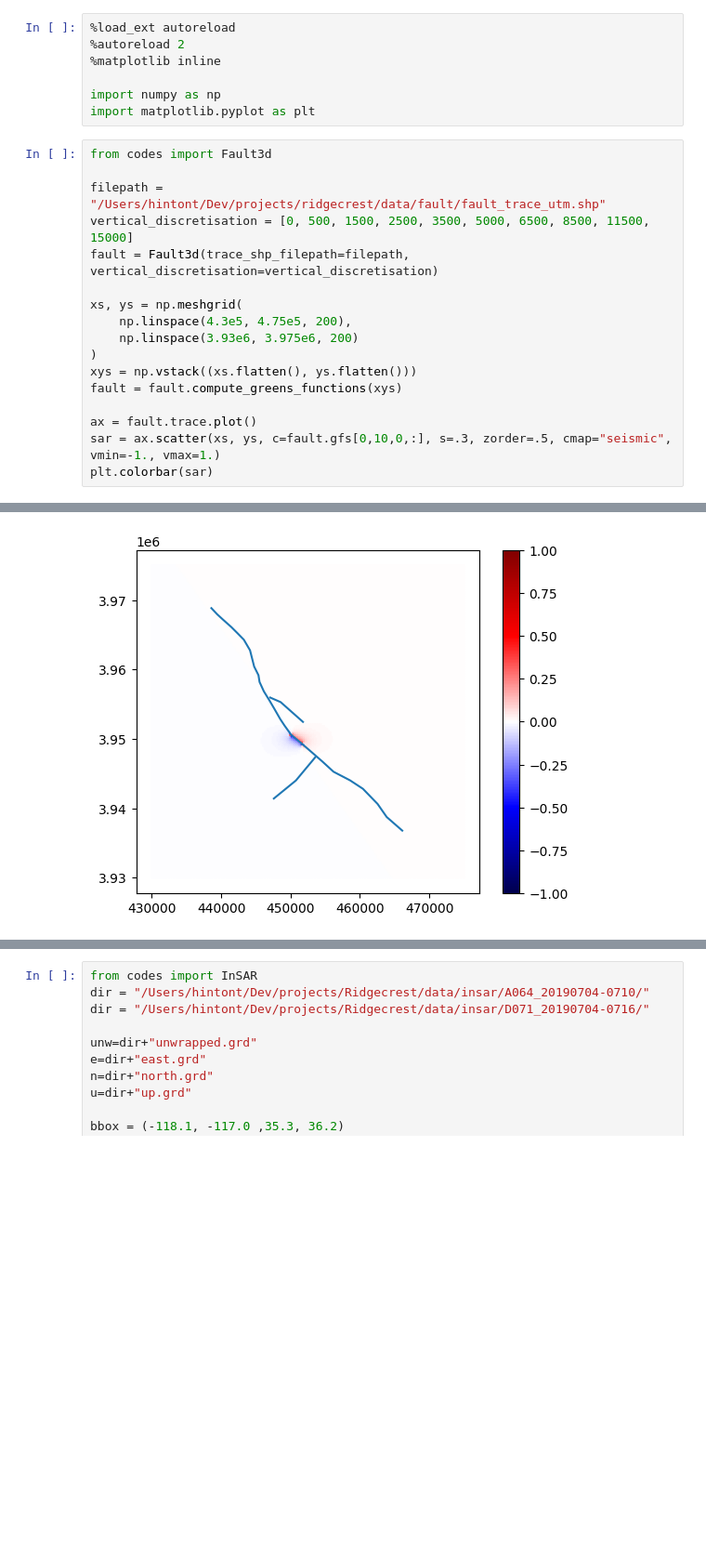
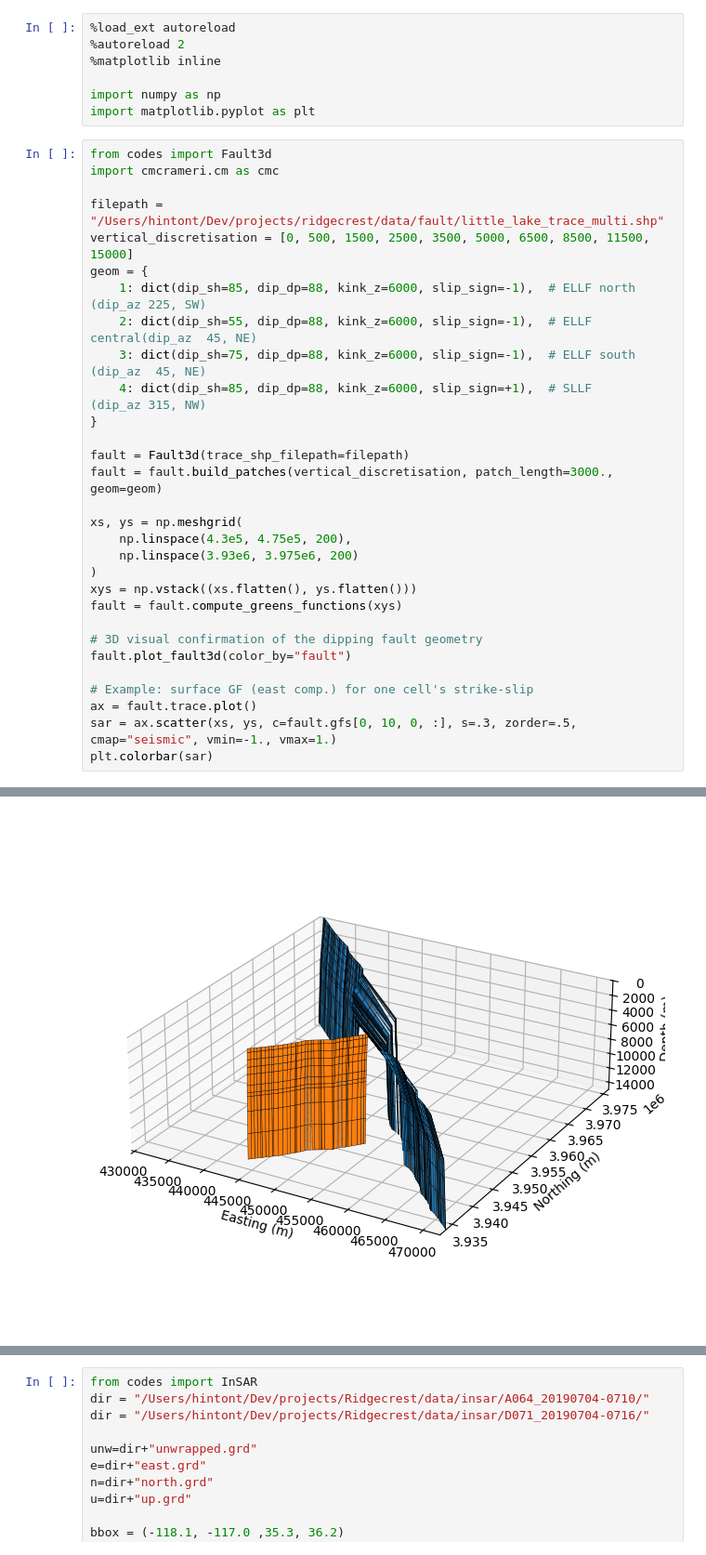
Before and after one commit to tfhinton/Ridgecrest-2019, a Jupyter notebook: scripts/build_ridgecrest_fault.ipynb, the cells around one changed output, grey strips where cells are left out. Shown at 93% size. Saved outputs shown, nothing was run; the diff lists cells and outputs as text; blank space fills up the shorter version.

```diff
--- a/scripts/build_ridgecrest_fault.ipynb
+++ b/scripts/build_ridgecrest_fault.ipynb
@@ -7,10 +7,19 @@ import numpy as np
 import matplotlib.pyplot as plt
 # %%
 from codes import Fault3d
+import cmcrameri.cm as cmc
 
-filepath = "/Users/hintont/Dev/projects/ridgecrest/data/fault/fault_trace_utm.shp"
+filepath = "/Users/hintont/Dev/projects/ridgecrest/data/fault/little_lake_trace_multi.shp"
 vertical_discretisation = [0, 500, 1500, 2500, 3500, 5000, 6500, 8500, 11500, 15000]
-fault = Fault3d(trace_shp_filepath=filepath, vertical_discretisation=vertical_discretisation)
+geom = {
+    1: dict(dip_sh=85, dip_dp=88, kink_z=6000, slip_sign=-1),  # ELLF north  (dip_az 225, SW)
+    2: dict(dip_sh=55, dip_dp=88, kink_z=6000, slip_sign=-1),  # ELLF central(dip_az  45, NE)
+    3: dict(dip_sh=75, dip_dp=88, kink_z=6000, slip_sign=-1),  # ELLF south  (dip_az  45, NE)
+    4: dict(dip_sh=85, dip_dp=88, kink_z=6000, slip_sign=+1),  # SLLF        (dip_az 315, NW)
+}
+
+fault = Fault3d(trace_shp_filepath=filepath)
+fault = fault.build_patches(vertical_discretisation, patch_length=3000., geom=geom)
 
 xs, ys = np.meshgrid(
     np.linspace(4.3e5, 4.75e5, 200),
@@ -19,7 +28,11 @@ xs, ys = np.meshgrid(
 xys = np.vstack((xs.flatten(), ys.flatten()))
 fault = fault.compute_greens_functions(xys)
 
+# 3D visual confirmation of the dipping fault geometry
+fault.plot_fault3d(color_by="fault")
+
+# Example: surface GF (east comp.) for one cell's strike-slip
 ax = fault.trace.plot()
-sar = ax.scatter(xs, ys, c=fault.gfs[0,10,0,:], s=.3, zorder=.5, cmap="seismic", vmin=-1., vmax=1.)
+sar = ax.scatter(xs, ys, c=fault.gfs[0, 10, 0, :], s=.3, zorder=.5, cmap="seismic", vmin=-1., vmax=1.)
 plt.colorbar(sar)
 # %% [output]
@@ -28 +40 @@ GFs shape: (2, 252, 3, 40000)
-[figure, old version]
+[figure, new version]
```
Also changed, not shown: parts of 3 cells of this notebook, 9 other files.
